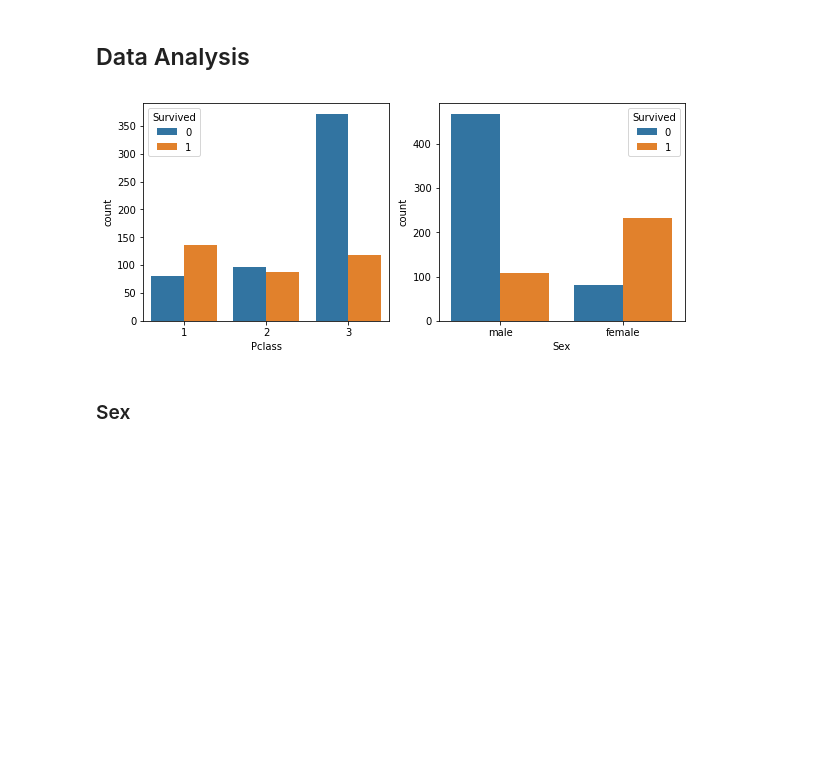
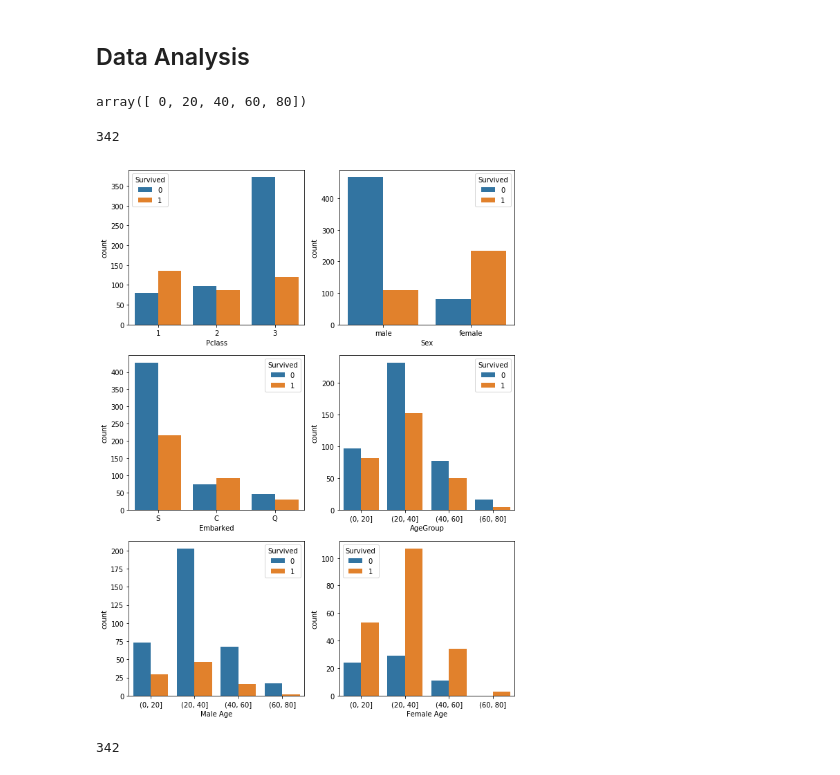
Before and after one commit to viniciusov/titanic-survivors, a Jupyter notebook: titanic_clean.ipynb, the cells around one changed output. Saved outputs shown, nothing was run; the diff lists cells and outputs as text; code cells hidden in the pictures; blank space fills up the shorter version.

```diff
--- a/titanic_clean.ipynb
+++ b/titanic_clean.ipynb
@@ -76,14 +78,49 @@ men = main_df[main_df['Sex']=='male']
+# %%
+age_bins = np.arange(0,90,20)
+age_bins
+# %% [output]
+array([ 0, 20, 40, 60, 80])
+# %%
+main_df[main_df['Survived']==1].count()[0]
+# %% [output]
+342
+# %%
+df_age = pd.DataFrame()
+df_age['Survived'] = main_df['Survived']
+df_age['Age'] = main_df['Age']
+df_age['Sex'] = main_df['Sex']
+df_age['AgeGroup'] = pd.cut(main_df['Age'], bins=age_bins)
+
+df_male = df_age[df_age['Sex']=='male']
+df_male =df_male.rename(columns={"AgeGroup": "Male Age"})
+
+df_female = df_age[df_age['Sex']=='female']
+df_female = df_female.rename(columns={"AgeGroup": "Female Age"})
 # %%
-fig=plt.figure(figsize=[15,4])
+fig=plt.figure(figsize=[10,14])
 
-ax1=fig.add_subplot(1,3,1)
-ax1=sns.countplot(x='Pclass',hue='Survived',data=main_df)
+fig.add_subplot(3,2,1)
+sns.countplot(x='Pclass',hue='Survived',data=main_df)
 
-ax2=fig.add_subplot(1,3,2)
-ax2=sns.countplot(x='Sex',hue='Survived',data=main_df)
+fig.add_subplot(3,2,2)
+sns.countplot(x='Sex',hue='Survived',data=main_df)
+
+fig.add_subplot(3,2,3)
+sns.countplot(x='Embarked',hue='Survived',data=main_df)
+
+fig.add_subplot(3,2,4)
+sns.countplot(x='AgeGroup',hue='Survived',data=df_age)
+
+fig.add_subplot(3,2,5)
+sns.countplot(x='Male Age',hue='Survived',data=df_male)
+
+fig.add_subplot(3,2,6)
+sns.countplot(x='Female Age',hue='Survived',data=df_female)
 
 plt.show()
 # %% [output]
-[figure, old version]
+[figure, new version]
-# %% [markdown]
-### Sex
+# %%
+int(main_df[main_df['Survived']==1].count()[0])
+# %% [output]
+342
```
Also changed, not shown: parts of 46 cells of this notebook, 1 other file.
